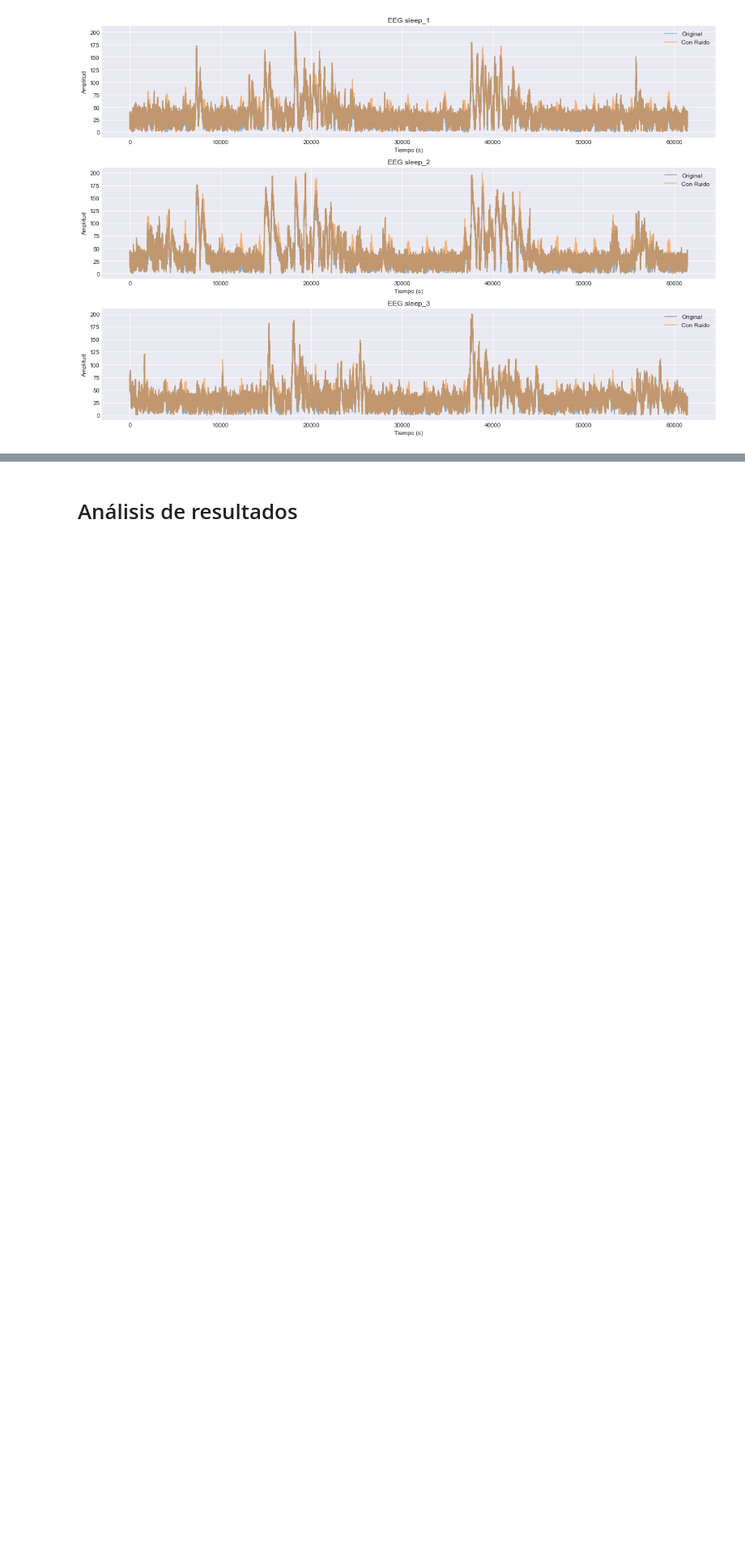
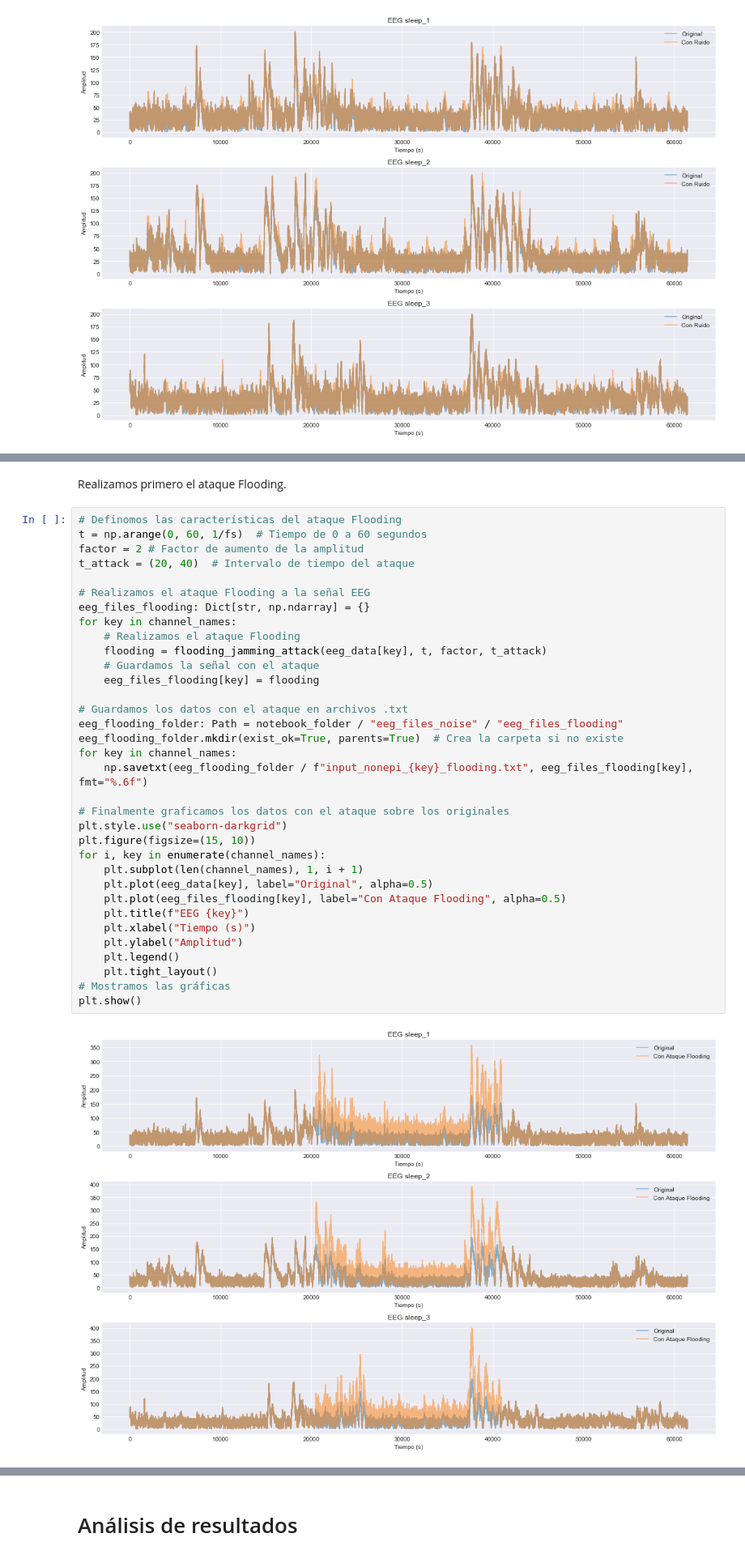
Before and after one commit to juanluserra/TFM-BigData, a Jupyter notebook: generar-ruido/noise_attack.ipynb, the cells around one changed output, grey strips where cells are left out. Shown at 81% size. Saved outputs shown, nothing was run; the diff lists cells and outputs as text; blank space fills up the shorter version.

Commit message:
script para realizar ataques a los archivos eeg y análisis de varianza de simualciones

```diff
--- a/generar-ruido/noise_attack.ipynb
+++ b/generar-ruido/noise_attack.ipynb
@@ -270,0 +276,38 @@ for i, key in enumerate(channel_names):
+# %% [markdown]
+Realizamos primero el ataque Flooding.
+# %%
+# Definomos las características del ataque Flooding
+t = np.arange(0, 60, 1/fs)  # Tiempo de 0 a 60 segundos
+factor = 2 # Factor de aumento de la amplitud
+t_attack = (20, 40)  # Intervalo de tiempo del ataque
+
+# Realizamos el ataque Flooding a la señal EEG
+eeg_files_flooding: Dict[str, np.ndarray] = {}
+for key in channel_names:
+    # Realizamos el ataque Flooding
+    flooding = flooding_jamming_attack(eeg_data[key], t, factor, t_attack)
+    # Guardamos la señal con el ataque
+    eeg_files_flooding[key] = flooding
+
+# Guardamos los datos con el ataque en archivos .txt
+eeg_flooding_folder: Path = notebook_folder / "eeg_files_noise" / "eeg_files_flooding"
+eeg_flooding_folder.mkdir(exist_ok=True, parents=True)  # Crea la carpeta si no existe
+for key in channel_names:
+    np.savetxt(eeg_flooding_folder / f"input_nonepi_{key}_flooding.txt", eeg_files_flooding[key], fmt="%.6f")
+
+# Finalmente graficamos los datos con el ataque sobre los originales
+plt.style.use("seaborn-darkgrid")
+plt.figure(figsize=(15, 10))
+for i, key in enumerate(channel_names):
+    plt.subplot(len(channel_names), 1, i + 1)
+    plt.plot(eeg_data[key], label="Original", alpha=0.5)
+    plt.plot(eeg_files_flooding[key], label="Con Ataque Flooding", alpha=0.5)
+    plt.title(f"EEG {key}")
+    plt.xlabel("Tiempo (s)")
+    plt.ylabel("Amplitud")
+    plt.legend()
+    plt.tight_layout()
+# Mostramos las gráficas
+plt.show()
+# %% [output]
+[figure, added]
```
Also changed, not shown: parts of 11 cells of this notebook, 3 other files.
